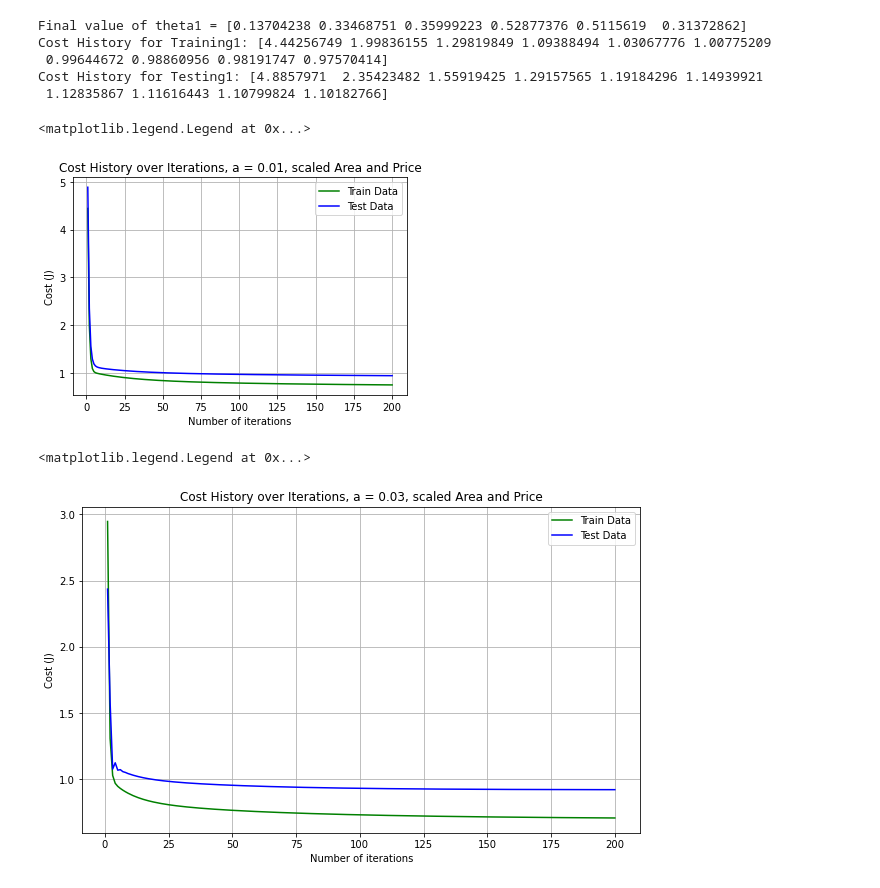
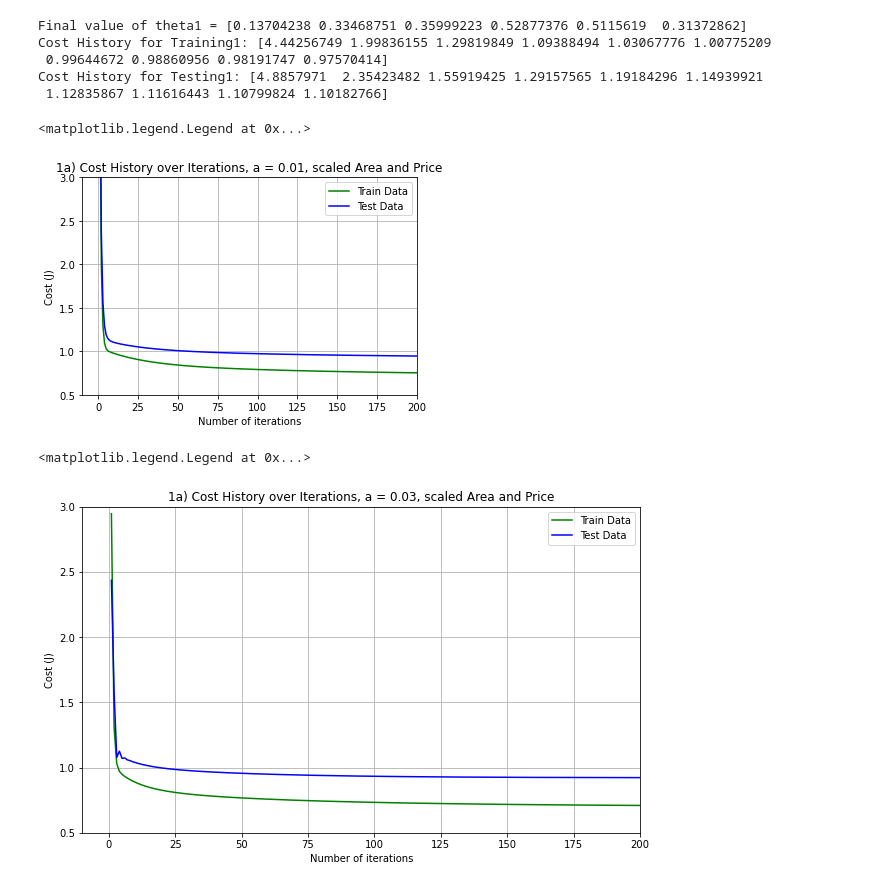
Before and after one commit to ccook93/ECGR-4105-Homeworks, a Jupyter notebook: HW1_Testing Code.ipynb, the cells around one changed output. Saved outputs shown, nothing was run; the diff lists cells and outputs as text; code cells hidden in the pictures.

```diff
--- a/HW1_Testing Code.ipynb
+++ b/HW1_Testing Code.ipynb
@@ -176,16 +180,18 @@ Cost History for Testing1: [4.8857971  2.35423482 1.55919425 1.29157565 1.191842
 # %%
 plt.plot(range(1, iterations + 1),cost_historyTrainA1, color='green', label='Train Data')
 plt.plot(range(1, iterations + 1),cost_historyTestA1, color='blue', label='Test Data')
 
 plt.rcParams["figure.figsize"] = (10,6)
 plt.grid()
 plt.xlabel('Number of iterations')
 plt.ylabel('Cost (J)')
-plt.title('Cost History over Iterations, a = 0.01, scaled Area and Price')
+plt.title('1a) Cost History over Iterations, a = 0.01, scaled Area and Price')
+plt.xlim([-10, 200])
+plt.ylim([0.5, 3])
 plt.legend()
 # %% [output]
 <matplotlib.legend.Legend at 0x...>
-[figure, old version]
+[figure, new version]
 # %%
 plt.plot(range(1, iterations + 1),cost_historyTrainA2, color='green', label='Train Data')
 plt.plot(range(1, iterations + 1),cost_historyTestA2, color='blue', label='Test Data')
@@ -194,11 +200,13 @@ plt.rcParams["figure.figsize"] = (10,6)
 plt.grid()
 plt.xlabel('Number of iterations')
 plt.ylabel('Cost (J)')
-plt.title('Cost History over Iterations, a = 0.03, scaled Area and Price')
+plt.title('1a) Cost History over Iterations, a = 0.03, scaled Area and Price')
+plt.xlim([-10, 200])
+plt.ylim([0.5, 3])
 plt.legend()
 # %% [output]
 <matplotlib.legend.Legend at 0x...>
-[figure, old version]
+[figure, new version]
 # %%
 plt.plot(range(1, iterations + 1),cost_historyTrainA3, color='green', label='Train Data')
 plt.plot(range(1, iterations + 1),cost_historyTestA3, color='blue', label='Test Data')
```
Also changed, not shown: parts of 23 cells of this notebook.
